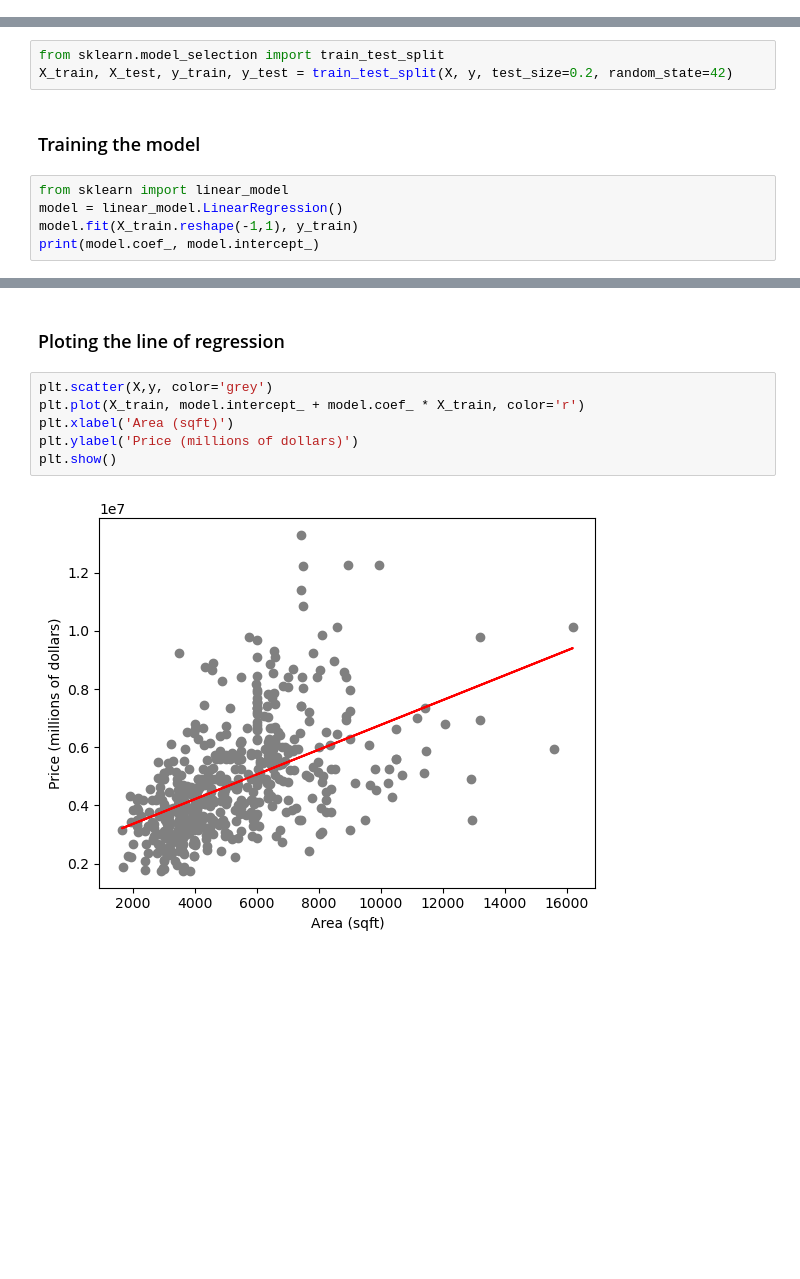
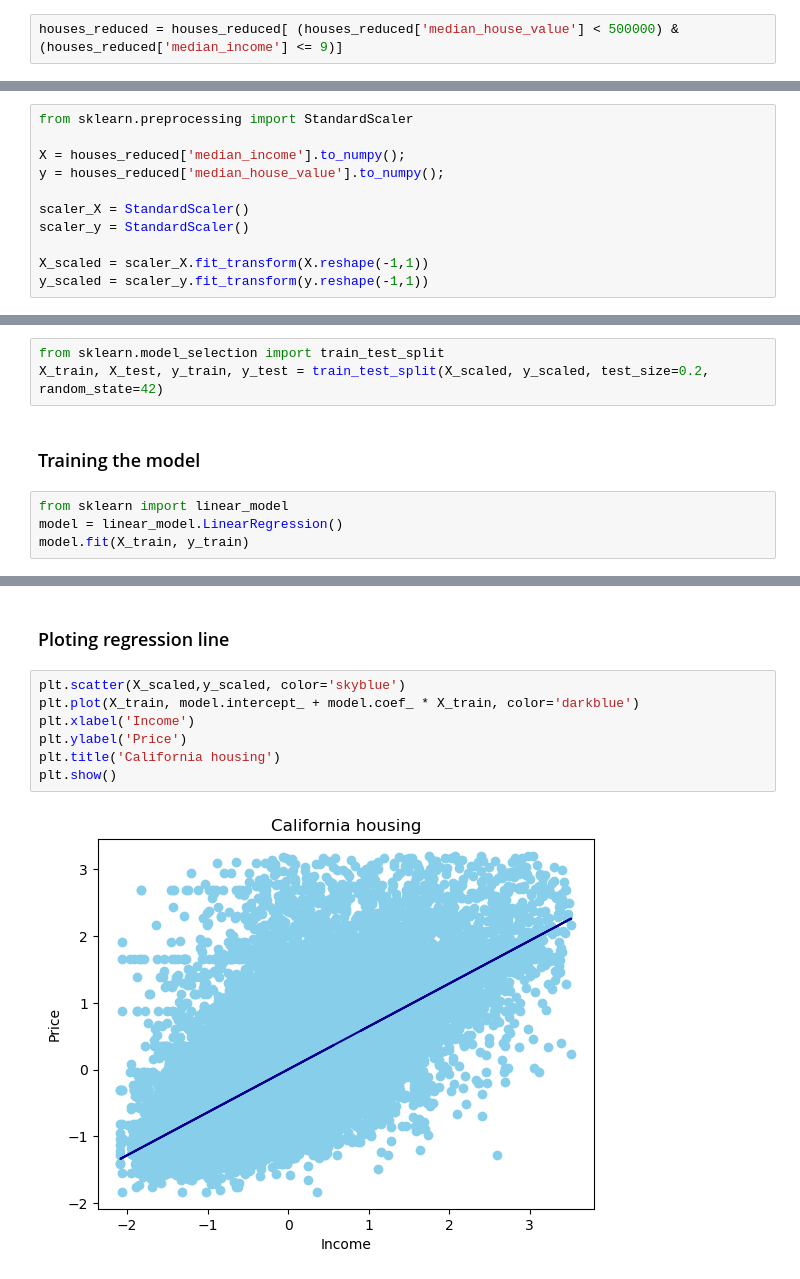
Before and after one commit to leosrdev/Machine-Learning, a Jupyter notebook: supervised-learning/linear-regression/simple-linear-regression.ipynb, the cells around one changed output, grey strips where cells are left out. Drawn from its saved outputs; the diff is of its cells as text; blank space fills up the shorter version.

Commit message:
Updating tutorial with simple linear regression

```diff
--- a/supervised-learning/linear-regression/simple-linear-regression.ipynb
+++ b/supervised-learning/linear-regression/simple-linear-regression.ipynb
@@ -52,0 +124,2 @@ plt.show()
+# %%
+houses_reduced = houses_reduced[ (houses_reduced['median_house_value'] < 500000) & (houses_reduced['median_income'] <= 9)]
@@ -52,0 +136,11 @@ plt.show()
+# %%
+from sklearn.preprocessing import StandardScaler
+
+X = houses_reduced['median_income'].to_numpy();
+y = houses_reduced['median_house_value'].to_numpy();
+
+scaler_X = StandardScaler()
+scaler_y = StandardScaler()
+
+X_scaled = scaler_X.fit_transform(X.reshape(-1,1))
+y_scaled = scaler_y.fit_transform(y.reshape(-1,1))
@@ -56,11 +161,10 @@ plt.show()
 # %%
 from sklearn.model_selection import train_test_split
-X_train, X_test, y_train, y_test = train_test_split(X, y, test_size=0.2, random_state=42)
+X_train, X_test, y_train, y_test = train_test_split(X_scaled, y_scaled, test_size=0.2, random_state=42)
 # %% [markdown]
 ### Training the model
 # %%
 from sklearn import linear_model
 model = linear_model.LinearRegression()
-model.fit(X_train.reshape(-1,1), y_train)
-print(model.coef_, model.intercept_)
+model.fit(X_train, y_train)
 # %% [output]
@@ -68,10 +178,11 @@ print(model.coef_, model.intercept_)
 # %% [markdown]
-### Ploting the line of regression
+### Ploting regression line
 # %%
-plt.scatter(X,y, color='grey')
-plt.plot(X_train, model.intercept_ + model.coef_ * X_train, color='r')
-plt.xlabel('Area (sqft)')
-plt.ylabel('Price (millions of dollars)')
+plt.scatter(X_scaled,y_scaled, color='skyblue')
+plt.plot(X_train, model.intercept_ + model.coef_ * X_train, color='darkblue')
+plt.xlabel('Income')
+plt.ylabel('Price')
+plt.title('California housing')
 plt.show()
 # %% [output]
-[figure, old version]
+[figure, new version]
```
Also changed, not shown: parts of 47 cells of this notebook, 2 other files.
